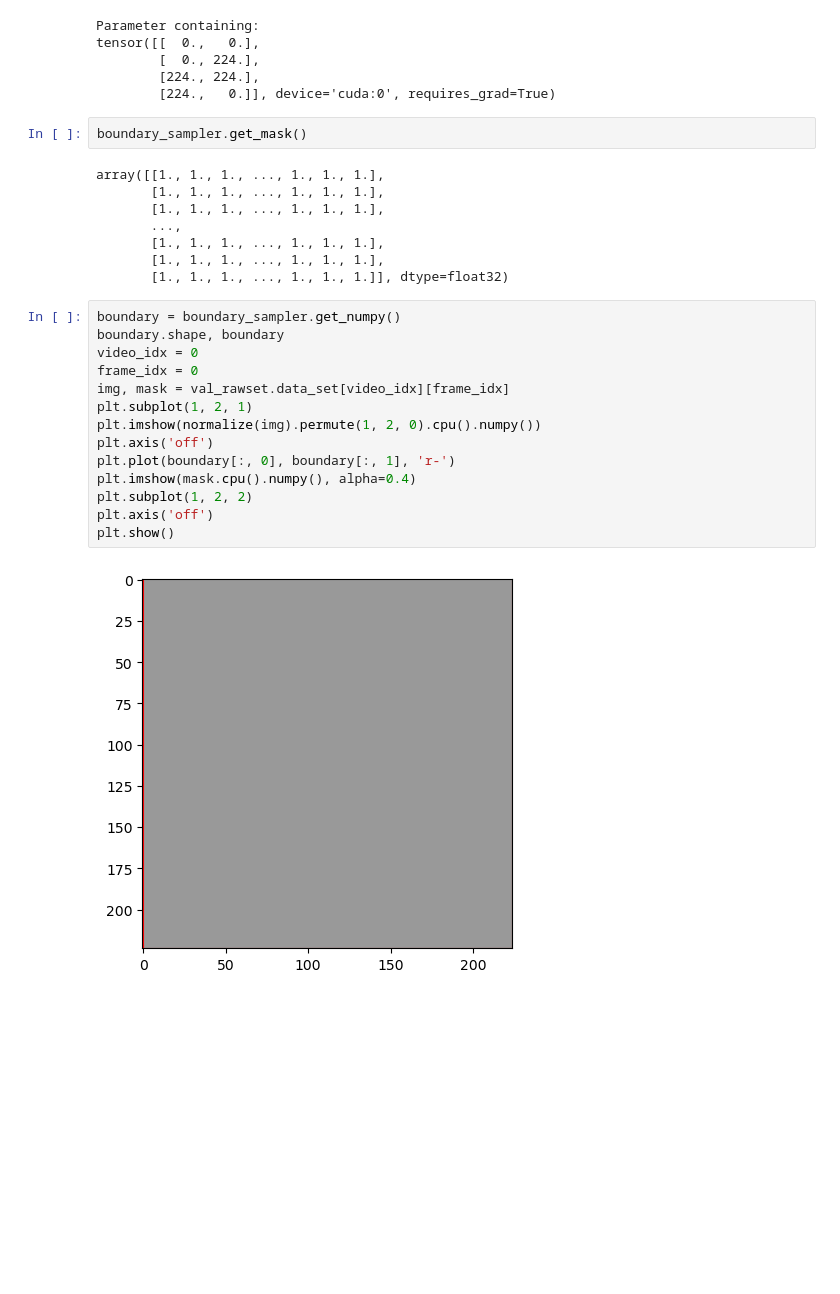
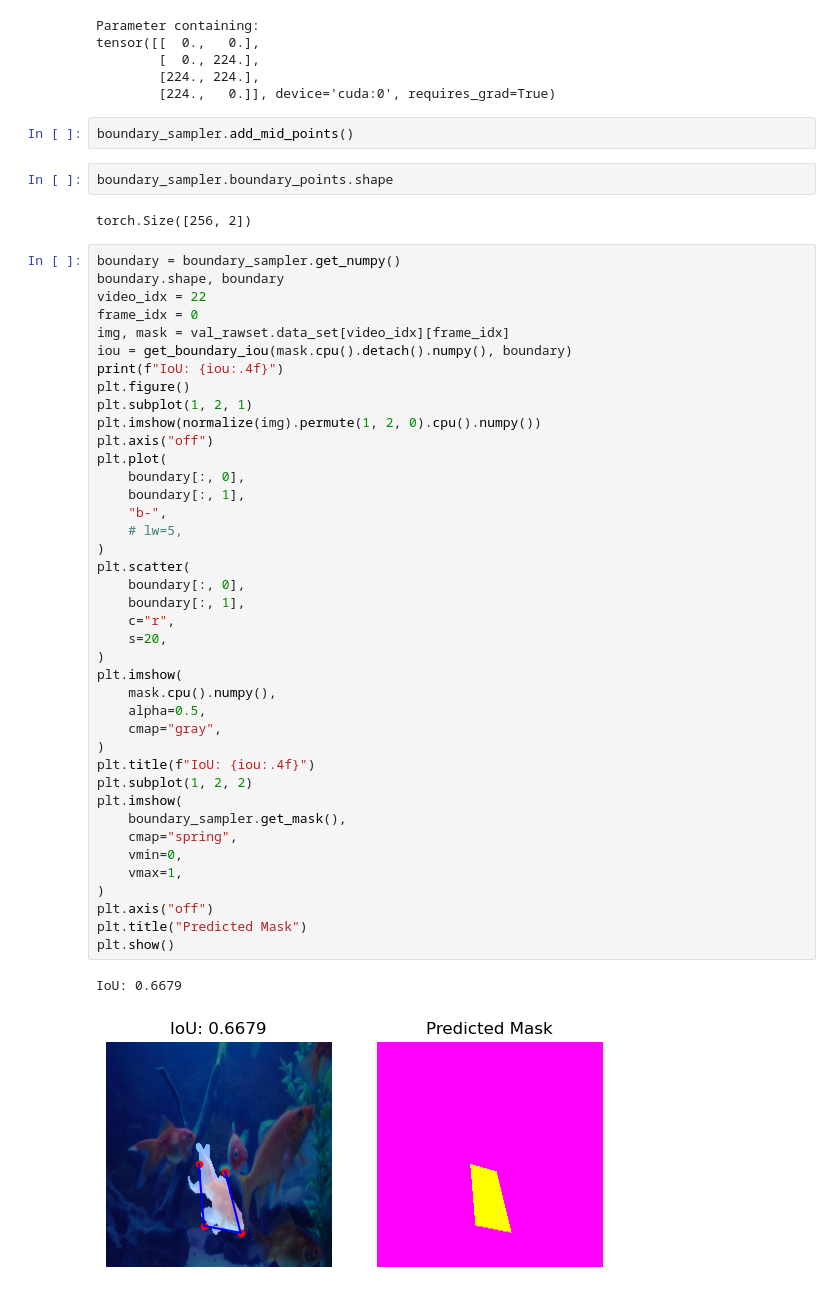
Before and after one commit to wcbup/VOS_boundary_tracking, a Jupyter notebook: boundary_sample.ipynb, the cells around one changed output. Drawn from its saved outputs; the diff is of its cells as text; blank space fills up the shorter version.

Commit message:
sample boundary

```diff
--- a/boundary_sample.ipynb
+++ b/boundary_sample.ipynb
@@ -54,28 +83,51 @@ tensor([[  0.,   0.],
         [224., 224.],
         [224.,   0.]], device='cuda:0', requires_grad=True)
 # %%
-boundary_sampler.get_mask()
+boundary_sampler.add_mid_points()
-# %% [output]
-array([[1., 1., 1., ..., 1., 1., 1.],
-       [1., 1., 1., ..., 1., 1., 1.],
-       [1., 1., 1., ..., 1., 1., 1.],
-       ...,
-       [1., 1., 1., ..., 1., 1., 1.],
-       [1., 1., 1., ..., 1., 1., 1.],
-       [1., 1., 1., ..., 1., 1., 1.]], dtype=float32)
+# %%
+boundary_sampler.boundary_points.shape
+# %% [output]
+torch.Size([256, 2])
 # %%
 boundary = boundary_sampler.get_numpy()
 boundary.shape, boundary
-video_idx = 0
+video_idx = 22
 frame_idx = 0
 img, mask = val_rawset.data_set[video_idx][frame_idx]
+iou = get_boundary_iou(mask.cpu().detach().numpy(), boundary)
+print(f"IoU: {iou:.4f}")
+plt.figure()
 plt.subplot(1, 2, 1)
 plt.imshow(normalize(img).permute(1, 2, 0).cpu().numpy())
-plt.axis('off')
-plt.plot(boundary[:, 0], boundary[:, 1], 'r-')
-plt.imshow(mask.cpu().numpy(), alpha=0.4)
+plt.axis("off")
+plt.plot(
+    boundary[:, 0],
+    boundary[:, 1],
+    "b-",
+    # lw=5,
+)
+plt.scatter(
+    boundary[:, 0],
+    boundary[:, 1],
+    c="r",
+    s=20,
+)
+plt.imshow(
+    mask.cpu().numpy(),
+    alpha=0.5,
+    cmap="gray",
+)
+plt.title(f"IoU: {iou:.4f}")
 plt.subplot(1, 2, 2)
-plt.axis('off')
+plt.imshow(
+    boundary_sampler.get_mask(),
+    cmap="spring",
+    vmin=0,
+    vmax=1,
+)
+plt.axis("off")
+plt.title("Predicted Mask")
 plt.show()
 # %% [output]
+IoU: 0.6679
-[figure, old version]
+[figure, new version]
```
Also changed, not shown: parts of 40 cells of this notebook, 12 other files.
